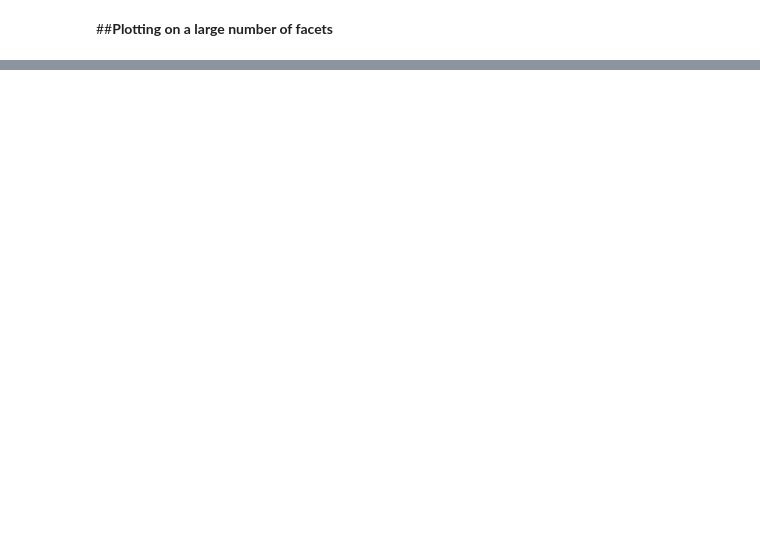
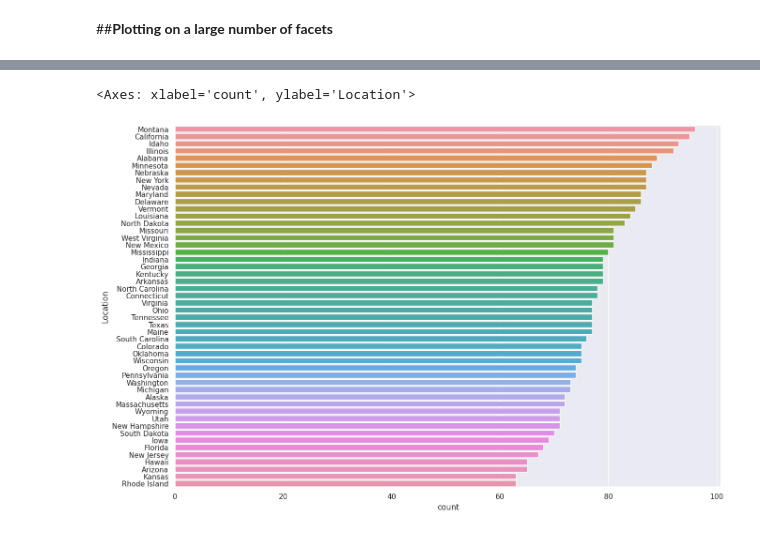
Before and after one commit to Ricardomanuel1/Maestr-a_Ciencia_de_Datos, a Jupyter notebook: II. Introduccion_Ciencia_Datos/T4_EDA.ipynb, the cells around one changed output, grey strips where cells are left out. Cells and saved outputs as stored; diff of their text form; code cells hidden in the pictures; blank space fills up the shorter version.

```diff
--- a/II. Introduccion_Ciencia_Datos/T4_EDA.ipynb
+++ b/II. Introduccion_Ciencia_Datos/T4_EDA.ipynb
@@ -162,0 +371,7 @@ grid.fig.tight_layout(w_pad=1)
+# %%
+#Se puede cambiar el tamaño de las figuras
+sns.set(rc={"figure.figsize":(15, 10)})
+sns.countplot(data=df2, y="Location",order=df2["Location"].value_counts().index)
+# %% [output]
+<Axes: xlabel='count', ylabel='Location'>
+[figure, added]
```
Also changed, not shown: parts of 31 cells of this notebook.
